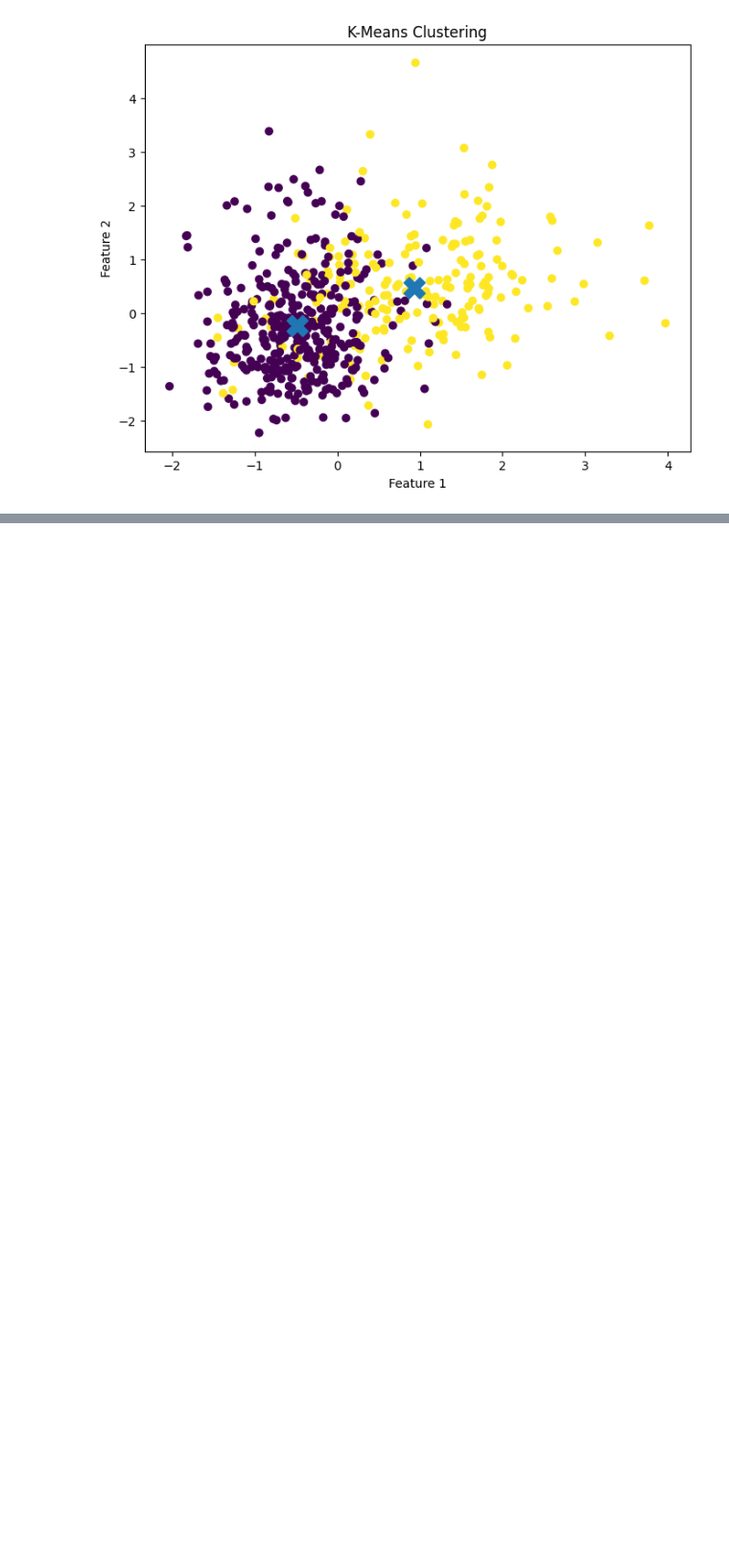
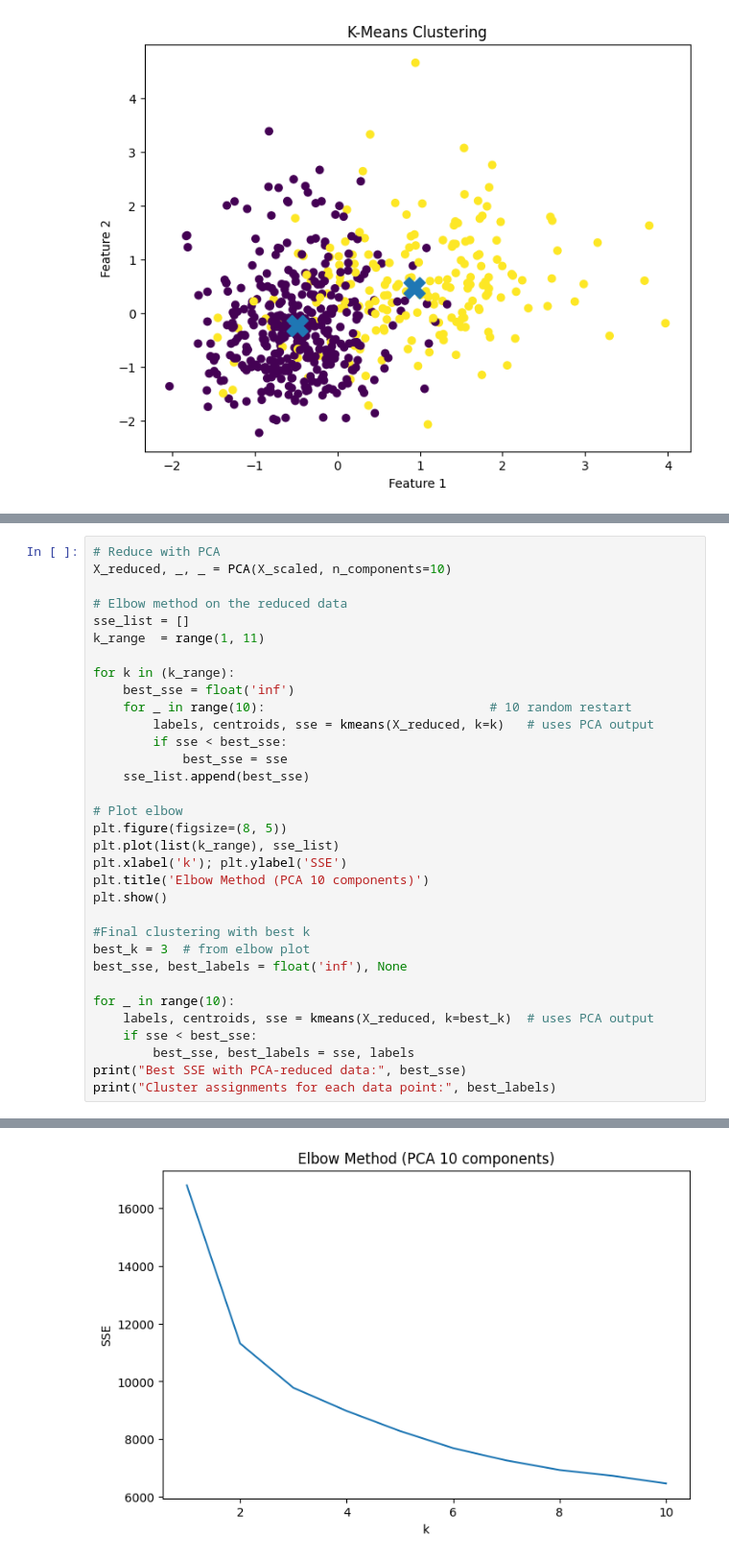
Before and after one commit to salmaa203/BreastCancer_PCA_KMeans, a Jupyter notebook: kmeans_experiment.ipynb, the cells around one changed output, grey strips where cells are left out. Shown at 96% size. Drawn from its saved outputs; the diff is of its cells as text; blank space fills up the shorter version.

```diff
--- a/kmeans_experiment.ipynb
+++ b/kmeans_experiment.ipynb
@@ -296,0 +459,34 @@ plt.show()
+# %%
+# Reduce with PCA
+X_reduced, _, _ = PCA(X_scaled, n_components=10)
+
+# Elbow method on the reduced data
+sse_list = []
+k_range  = range(1, 11)
+
+for k in (k_range):
+    best_sse = float('inf')
+    for _ in range(10):                              # 10 random restart
+        labels, centroids, sse = kmeans(X_reduced, k=k)   # uses PCA output
+        if sse < best_sse:
+            best_sse = sse
+    sse_list.append(best_sse)
+
+# Plot elbow
+plt.figure(figsize=(8, 5))
+plt.plot(list(k_range), sse_list)
+plt.xlabel('k'); plt.ylabel('SSE')
+plt.title('Elbow Method (PCA 10 components)')
+plt.show()
+
+#Final clustering with best k
+best_k = 3  # from elbow plot
+best_sse, best_labels = float('inf'), None
+
+for _ in range(10):
+    labels, centroids, sse = kmeans(X_reduced, k=best_k)  # uses PCA output
+    if sse < best_sse:
+        best_sse, best_labels = sse, labels
+print("Best SSE with PCA-reduced data:", best_sse)
+print("Cluster assignments for each data point:", best_labels)
+# %% [output]
@@ -296,0 +510 @@ plt.show()
+[figure, added]
```
Also changed, not shown: parts of 6 cells of this notebook.
